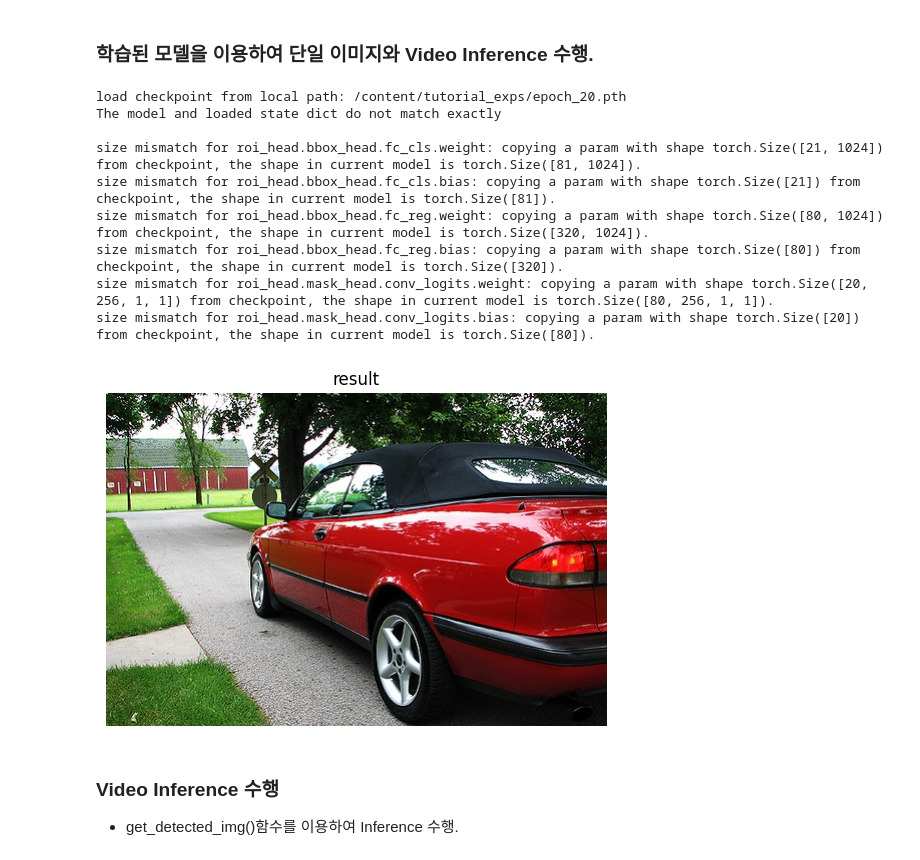
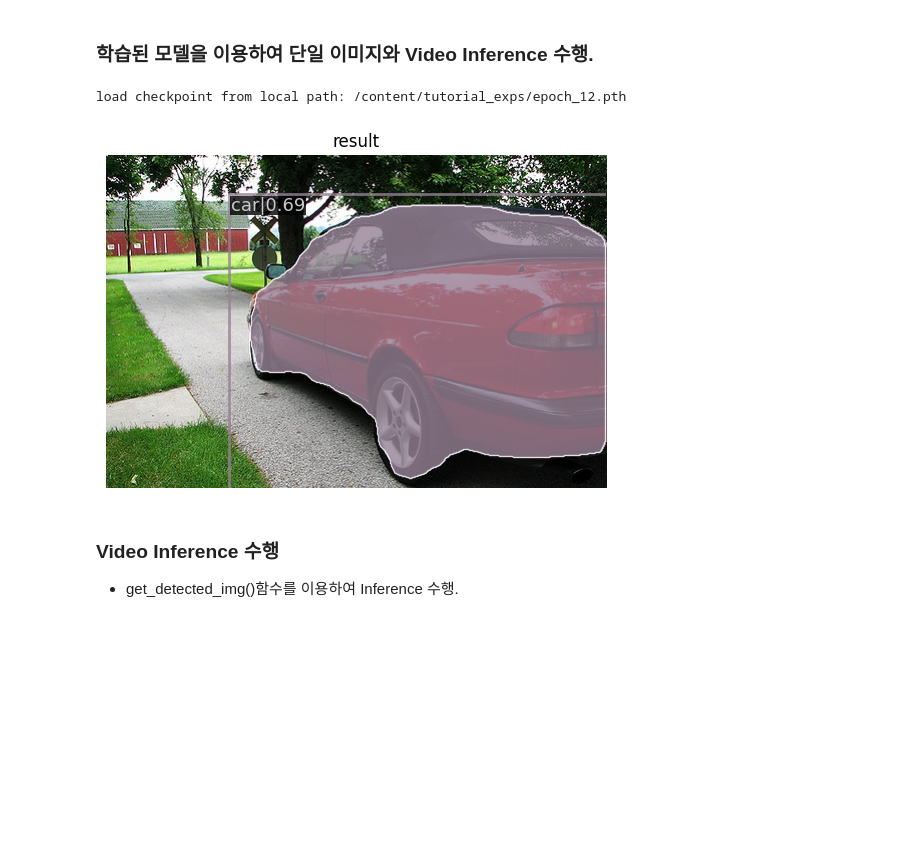
Before and after one commit to Hyeonseung0103/DLCV_New, a Jupyter notebook: mask_rcnn/mm_mask_rcnn_train_pascal_voc.ipynb, the cells around one changed output. Drawn from its saved outputs; the diff is of its cells as text; code cells hidden in the pictures; blank space fills up the shorter version.

```diff
--- a/mask_rcnn/mm_mask_rcnn_train_pascal_voc.ipynb
+++ b/mask_rcnn/mm_mask_rcnn_train_pascal_voc.ipynb
@@ -198,15 +198,15 @@ cfg.load_from = '/content/mmdetection/checkpoints/mask_rcnn_r101_fpn_1x_coco_202
 cfg.work_dir = './tutorial_exps'
 
 # 학습율 변경 환경 파라미터 설정.
-cfg.optimizer.lr = 0.02
+cfg.optimizer.lr = 0.02 / 8
 cfg.lr_config.warmup = None
-cfg.log_config.interval = 20
+cfg.log_config.interval = 12
 
 # CocoDataset의 경우 metric을 bbox로 설정해야 함.(mAP아님. bbox로 설정하면 mAP를 iou threshold를 0.5 ~ 0.95까지 변경하면서 측정)
 cfg.evaluation.metric = ['bbox', 'segm']
-cfg.evaluation.interval = 20
-cfg.checkpoint_config.interval = 20
-cfg.runner.max_epochs = 20
+cfg.evaluation.interval = 12
+cfg.checkpoint_config.interval = 12
+cfg.runner.max_epochs = 12
 
 # 두번 config를 로드하면 lr_config의 policy가 사라지는 오류로 인하여 설정.
 cfg.lr_config.policy='step'
@@ -341,28 +341,20 @@ DONE (t=0.26s).
 # %%
 # 에포크 20인데도 마스킹을 하나도 못함
 from mmdet.apis import show_result_pyplot
 
-checkpoint_file = '/content/tutorial_exps/epoch_20.pth'
+checkpoint_file = '/content/tutorial_exps/epoch_12.pth'
 
 # checkpoint 저장된 model 파일을 이용하여 모델을 생성, 이때 Config는 위에서 update된 config 사용.
 model_ckpt = init_detector(cfg, checkpoint_file, device='cuda:0')
 # BGR Image 사용
 img = cv2.imread('/content/VOCdevkit/VOC2007/JPEGImages/000007.jpg')
 #model_ckpt.cfg = cfg
 
 result = inference_detector(model_ckpt, img)
-show_result_pyplot(model_ckpt, img, result, score_thr=0.5)
+show_result_pyplot(model_ckpt, img, result, score_thr=0.65)
 # %% [output]
-load checkpoint from local path: /content/tutorial_exps/epoch_20.pth
-The model and loaded state dict do not match exactly
-
-size mismatch for roi_head.bbox_head.fc_cls.weight: copying a param with shape torch.Size([21, 1024]) from checkpoint, the shape in current model is torch.Size([81, 1024]).
-size mismatch for roi_head.bbox_head.fc_cls.bias: copying a param with shape torch.Size([21]) from checkpoint, the shape in current model is torch.Size([81]).
-size mismatch for roi_head.bbox_head.fc_reg.weight: copying a param with shape torch.Size([80, 1024]) from checkpoint, the shape in current model is torch.Size([320, 1024]).
-size mismatch for roi_head.bbox_head.fc_reg.bias: copying a param with shape torch.Size([80]) from checkpoint, the shape in current model is torch.Size([320]).
-size mismatch for roi_head.mask_head.conv_logits.weight: copying a param with shape torch.Size([20, 256, 1, 1]) from checkpoint, the shape in current model is torch.Size([80, 256, 1, 1]).
-size mismatch for roi_head.mask_head.conv_logits.bias: copying a param with shape torch.Size([20]) from checkpoint, the shape in current model is torch.Size([80]).
+load checkpoint from local path: /content/tutorial_exps/epoch_12.pth
-[figure, old version]
+[figure, new version]
 # %% [markdown]
 ### Video Inference 수행
 * get_detected_img()함수를 이용하여 Inference 수행.
```
Also changed, not shown: parts of 4 cells of this notebook.
